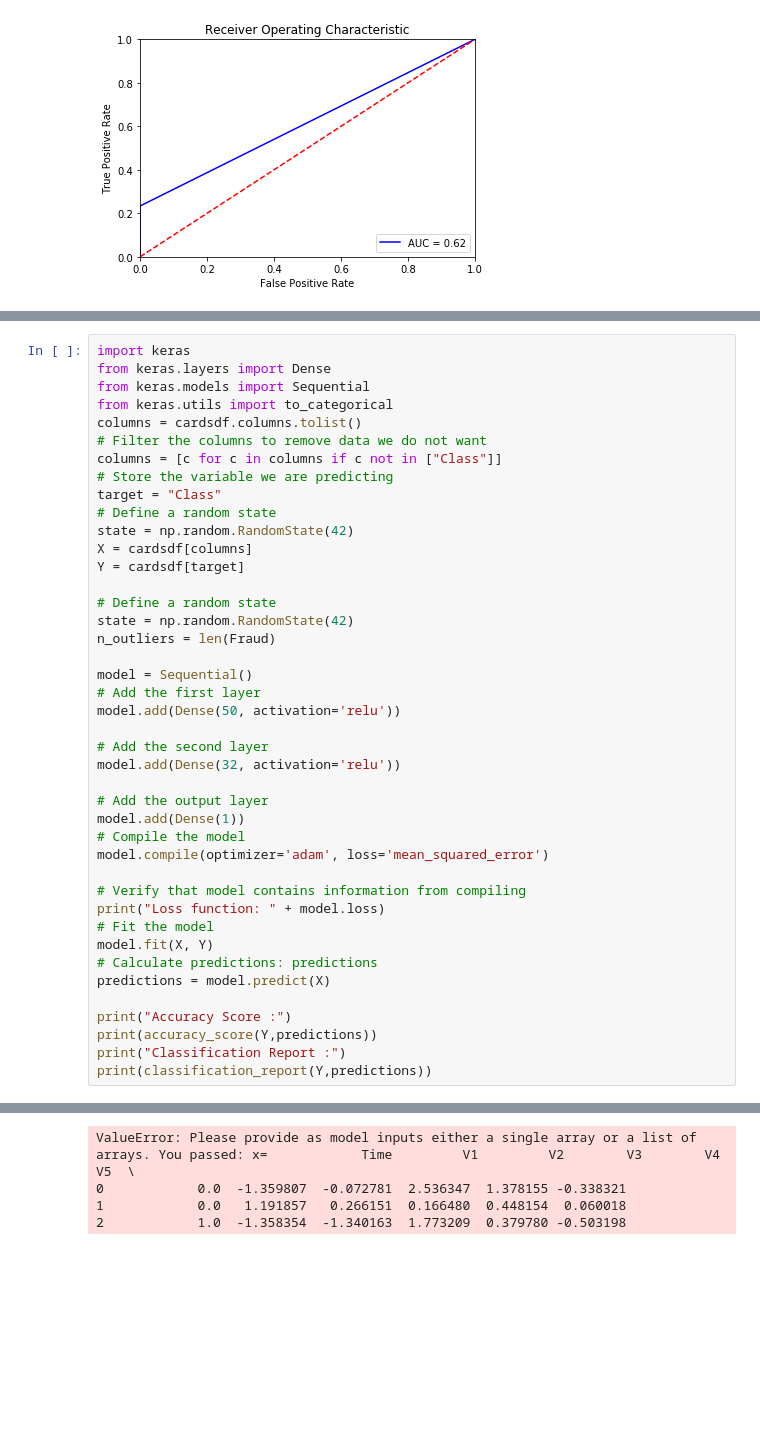
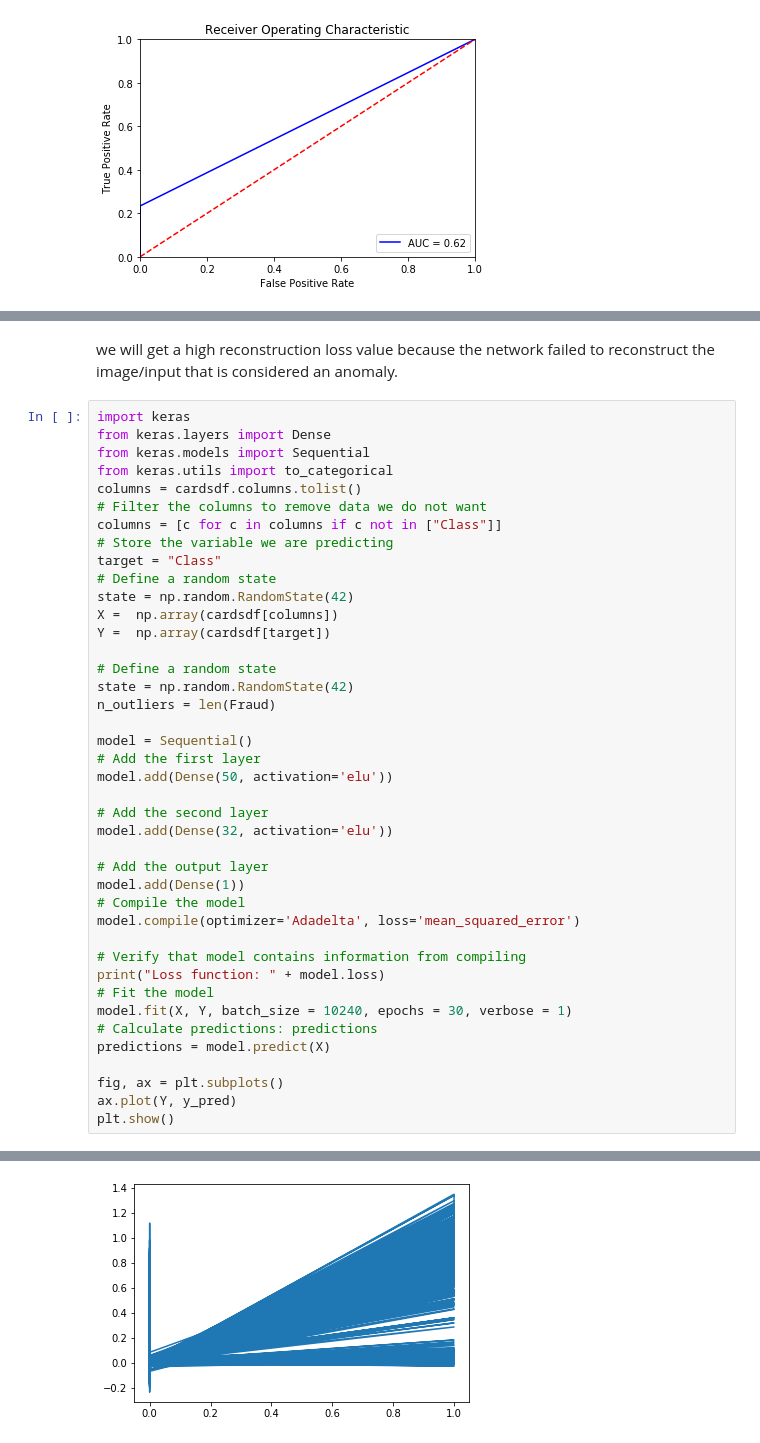
Before and after one commit to NewtoIBM/data_student, a Jupyter notebook: Egor_Capstone_2.ipynb, the cells around one changed output, grey strips where cells are left out. Drawn from its saved outputs; the diff is of its cells as text; blank space fills up the shorter version.

```diff
--- a/Egor_Capstone_2.ipynb
+++ b/Egor_Capstone_2.ipynb
@@ -649,3 +642,5 @@ KeyError: "None of [Int64Index([7670, 6817, 1533, 4321,  994, 6125, 8473, 4545,
+# %% [markdown]
+we will get a high reconstruction loss value because the network failed to reconstruct the image/input that is considered an anomaly.
 # %%
 import keras
 from keras.layers import Dense
@@ -658,8 +653,8 @@ columns = [c for c in columns if c not in ["Class"]]
 target = "Class"
 # Define a random state
 state = np.random.RandomState(42)
-X = cardsdf[columns]
-Y = cardsdf[target]
+X =  np.array(cardsdf[columns])
+Y =  np.array(cardsdf[target])
 
 # Define a random state
 state = np.random.RandomState(42)
@@ -667,26 +662,25 @@ n_outliers = len(Fraud)
 
 model = Sequential()
 # Add the first layer
-model.add(Dense(50, activation='relu'))
+model.add(Dense(50, activation='elu'))
 
 # Add the second layer
-model.add(Dense(32, activation='relu'))
+model.add(Dense(32, activation='elu'))
 
 # Add the output layer
 model.add(Dense(1))
 # Compile the model
-model.compile(optimizer='adam', loss='mean_squared_error')
+model.compile(optimizer='Adadelta', loss='mean_squared_error')
 
 # Verify that model contains information from compiling
 print("Loss function: " + model.loss)
 # Fit the model
-model.fit(X, Y)
+model.fit(X, Y, batch_size = 10240, epochs = 30, verbose = 1)
 # Calculate predictions: predictions
 predictions = model.predict(X)
 
-print("Accuracy Score :")
-print(accuracy_score(Y,predictions))
-print("Classification Report :")
-print(classification_report(Y,predictions))
+fig, ax = plt.subplots()
+ax.plot(Y, y_pred)
+plt.show()
 # %% [output]
 Loss function: mean_squared_error
@@ -693,4 +703 @@ Loss function: mean_squared_error
-ValueError: Please provide as model inputs either a single array or a list of arrays. You passed: x=            Time         V1         V2        V3        V4        V5  \
-0            0.0  -1.359807  -0.072781  2.536347  1.378155 -0.338321
-1            0.0   1.191857   0.266151  0.166480  0.448154  0.060018
-2            1.0  -1.358354  -1.340163  1.773209  0.379780 -0.503198
+[figure, added]
```
Also changed, not shown: parts of 11 cells of this notebook.
